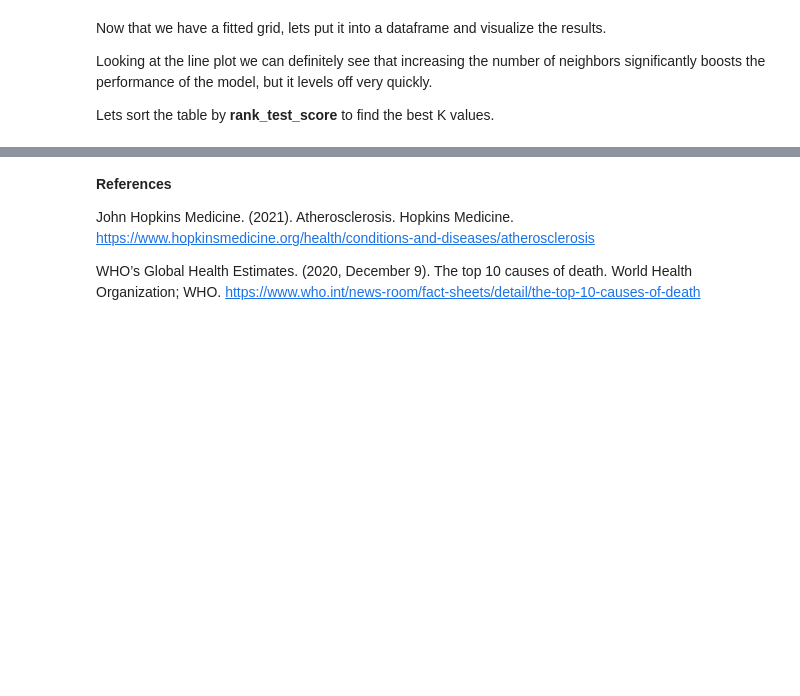
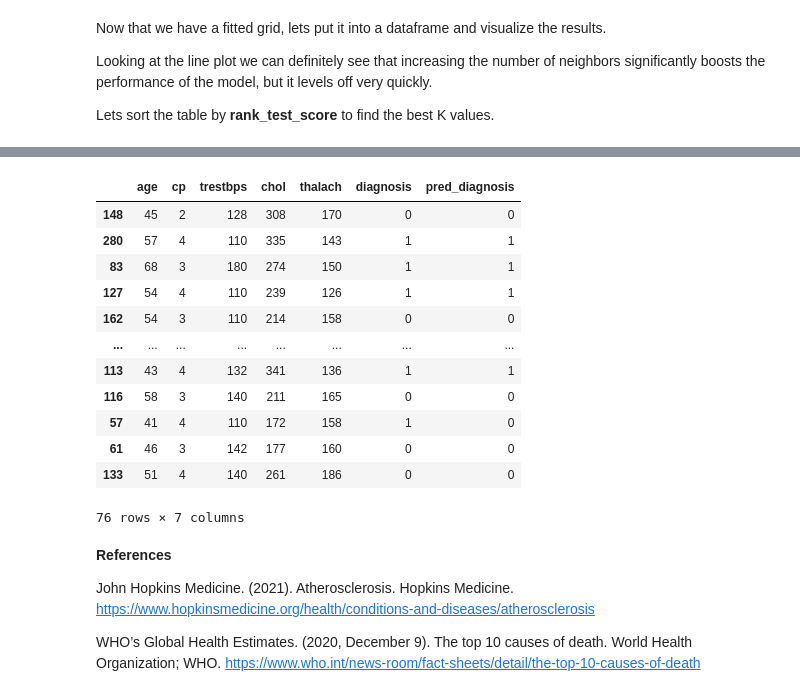
Before and after one commit to andyw2444/Group-Project, a Jupyter notebook: Group Project Report.ipynb, the cells around one changed output, grey strips where cells are left out. Drawn from its saved outputs; the diff is of its cells as text; code cells hidden in the pictures; blank space fills up the shorter version.

```diff
--- a/Group Project Report.ipynb
+++ b/Group Project Report.ipynb
@@ -189,3 +189,34 @@ Now that we have a K value lets fit the training data and then we can evaluate i
+# %%
+#Sets K to 38
+knn = KNeighborsClassifier(n_neighbors=38)
+
+#Now fits the data using K = 38
+
+#Creates pipeline
+heart_pipe = make_pipeline(heart_pre, knn)
+
+#Fits training data onto the pipeline with diagnosis as the target variable
+heart_pipe.fit(
+    heart_train[["age","cp","trestbps","chol","thalach"]],
+    heart_train["diagnosis"])
+
+#Predicts a diganosis for the testing data
+heart_test.assign(pred_diagnosis =
+                   heart_pipe.predict(heart_test[["age","cp","trestbps","chol","thalach"]]))
+# %% [output]
+|  | age | cp | trestbps | chol | thalach | diagnosis | pred_diagnosis |
+| 148 | 45 | 2 | 128 | 308 | 170 | 0 | 0 |
+| 280 | 57 | 4 | 110 | 335 | 143 | 1 | 1 |
+| 83 | 68 | 3 | 180 | 274 | 150 | 1 | 1 |
+| 127 | 54 | 4 | 110 | 239 | 126 | 1 | 1 |
+| 162 | 54 | 3 | 110 | 214 | 158 | 0 | 0 |
+| ... | ... | ... | ... | ... | ... | ... | ... |
+| 113 | 43 | 4 | 132 | 341 | 136 | 1 | 1 |
+| 116 | 58 | 3 | 140 | 211 | 165 | 0 | 0 |
+| 57 | 41 | 4 | 110 | 172 | 158 | 1 | 0 |
+| 61 | 46 | 3 | 142 | 177 | 160 | 0 | 0 |
+| 133 | 51 | 4 | 140 | 261 | 186 | 0 | 0 |
+76 rows × 7 columns
 # %% [markdown]
 **References**
 
```
Also changed, not shown: parts of 6 cells of this notebook.
